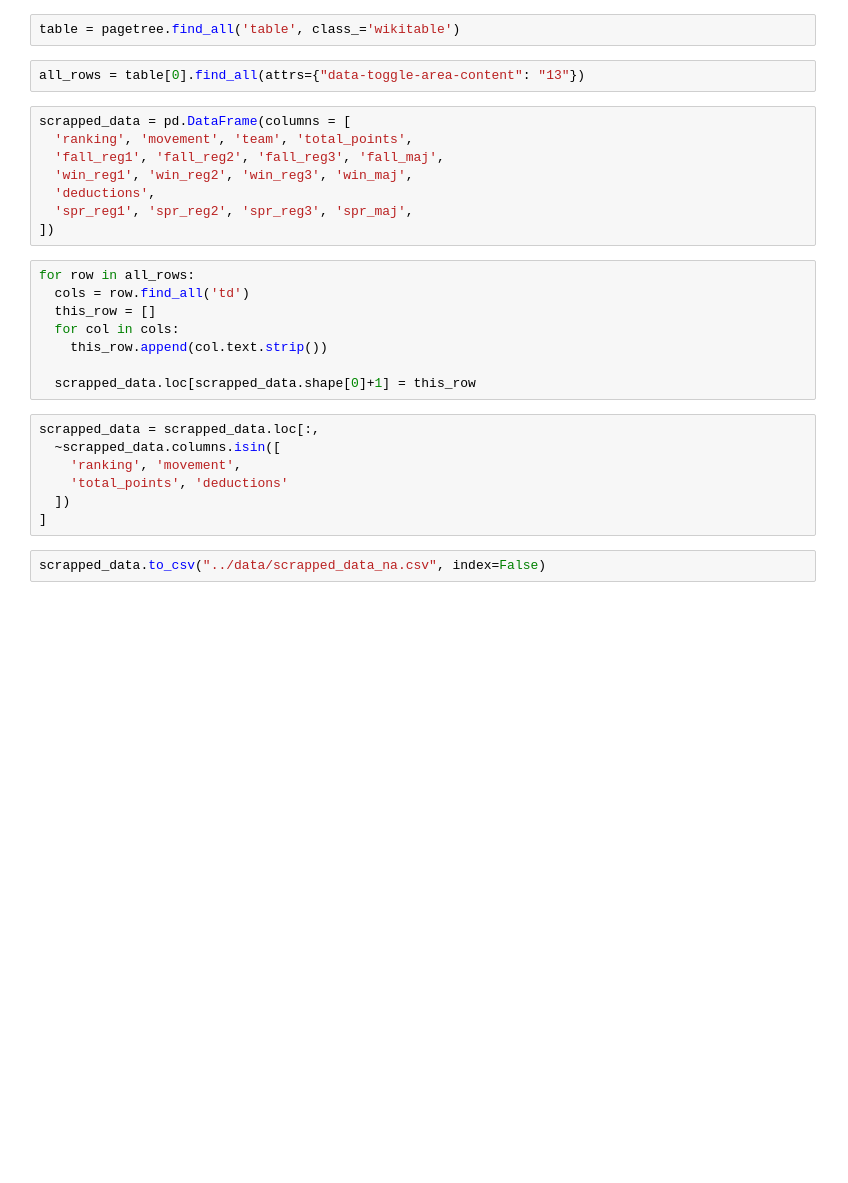
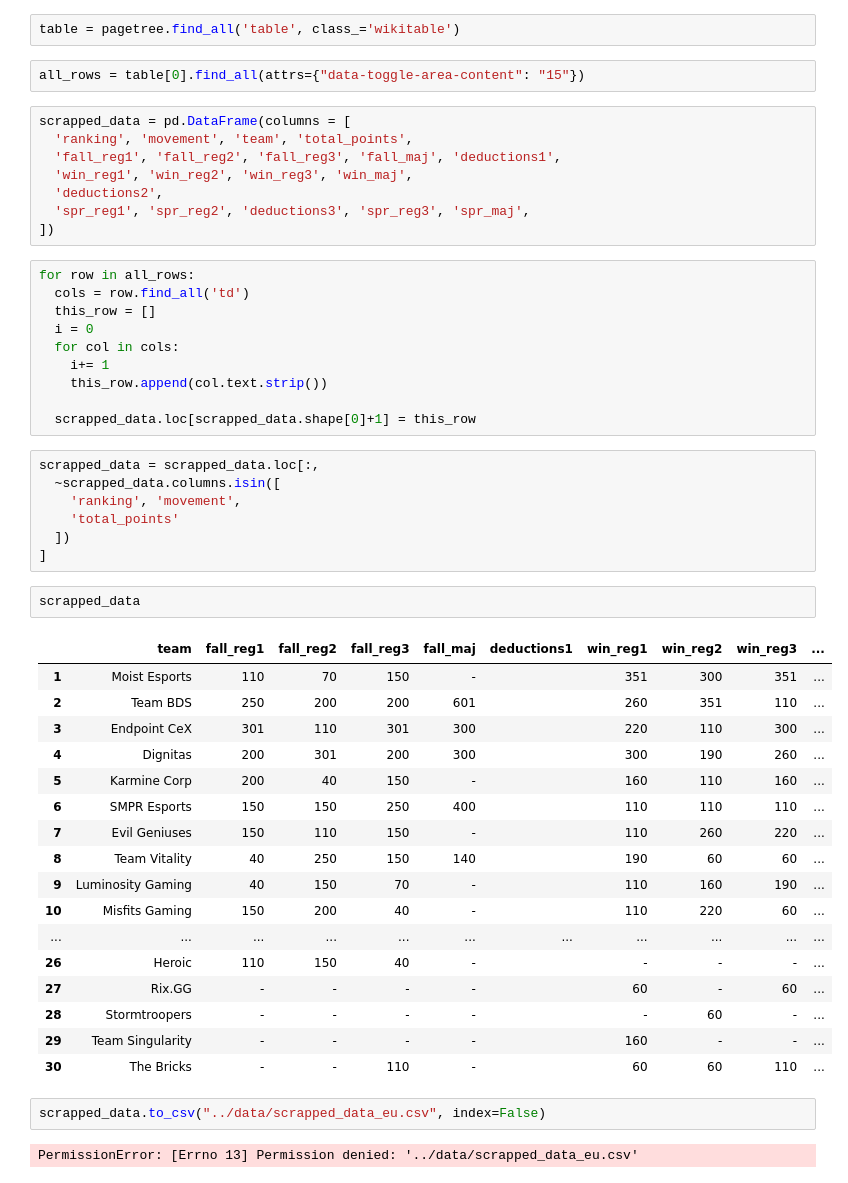
Before and after one commit to cavazd/rlcs_rank_dashboard, a Jupyter notebook: data_munging/web_scraping.ipynb, the cells around one changed output. Drawn from its saved outputs; the diff is of its cells as text; blank space fills up the shorter version.

Commit message:
Update europe data

```diff
--- a/data_munging/web_scraping.ipynb
+++ b/data_munging/web_scraping.ipynb
@@ -32,20 +10,22 @@ null,"wgPageFormsEDSettings":null,"wgAmericanDates":!1,"srfFilteredConfig":null,
 # %%
 table = pagetree.find_all('table', class_='wikitable')
 # %%
-all_rows = table[0].find_all(attrs={"data-toggle-area-content": "13"})
+all_rows = table[0].find_all(attrs={"data-toggle-area-content": "15"})
 # %%
 scrapped_data = pd.DataFrame(columns = [
   'ranking', 'movement', 'team', 'total_points',
-  'fall_reg1', 'fall_reg2', 'fall_reg3', 'fall_maj',
+  'fall_reg1', 'fall_reg2', 'fall_reg3', 'fall_maj', 'deductions1',
   'win_reg1', 'win_reg2', 'win_reg3', 'win_maj',
-  'deductions',
-  'spr_reg1', 'spr_reg2', 'spr_reg3', 'spr_maj',
+  'deductions2',
+  'spr_reg1', 'spr_reg2', 'deductions3', 'spr_reg3', 'spr_maj',
 ])
 # %%
 for row in all_rows:
   cols = row.find_all('td')
   this_row = []
+  i = 0
   for col in cols:
+    i+= 1
     this_row.append(col.text.strip())
 
   scrapped_data.loc[scrapped_data.shape[0]+1] = this_row
@@ -53,8 +33,30 @@ for row in all_rows:
 scrapped_data = scrapped_data.loc[:,
   ~scrapped_data.columns.isin([
     'ranking', 'movement',
-    'total_points', 'deductions'
+    'total_points'
   ])
 ]
+# %%
+scrapped_data
+# %% [output]
+|  | team | fall_reg1 | fall_reg2 | fall_reg3 | fall_maj | deductions1 | win_reg1 | win_reg2 | win_reg3 | ... |
+| 1 | Moist Esports | 110 | 70 | 150 | - |  | 351 | 300 | 351 | ... |
+| 2 | Team BDS | 250 | 200 | 200 | 601 |  | 260 | 351 | 110 | ... |
+| 3 | Endpoint CeX | 301 | 110 | 301 | 300 |  | 220 | 110 | 300 | ... |
+| 4 | Dignitas | 200 | 301 | 200 | 300 |  | 300 | 190 | 260 | ... |
+| 5 | Karmine Corp | 200 | 40 | 150 | - |  | 160 | 110 | 160 | ... |
+| 6 | SMPR Esports | 150 | 150 | 250 | 400 |  | 110 | 110 | 110 | ... |
+| 7 | Evil Geniuses | 150 | 110 | 150 | - |  | 110 | 260 | 220 | ... |
+| 8 | Team Vitality | 40 | 250 | 150 | 140 |  | 190 | 60 | 60 | ... |
+| 9 | Luminosity Gaming | 40 | 150 | 70 | - |  | 110 | 160 | 190 | ... |
+| 10 | Misfits Gaming | 150 | 200 | 40 | - |  | 110 | 220 | 60 | ... |
+| ... | ... | ... | ... | ... | ... | ... | ... | ... | ... | ... |
+| 26 | Heroic | 110 | 150 | 40 | - |  | - | - | - | ... |
+| 27 | Rix.GG | - | - | - | - |  | 60 | - | 60 | ... |
+| 28 | Stormtroopers | - | - | - | - |  | - | 60 | - | ... |
+| 29 | Team Singularity | - | - | - | - |  | 160 | - | - | ... |
+| 30 | The Bricks | - | - | 110 | - |  | 60 | 60 | 110 | ... |
 # %%
-scrapped_data.to_csv("../data/scrapped_data_na.csv", index=False)
+scrapped_data.to_csv("../data/scrapped_data_eu.csv", index=False)
+# %% [output]
+PermissionError: [Errno 13] Permission denied: '../data/scrapped_data_eu.csv'
```
Also changed, not shown: parts of 3 cells of this notebook, 4 other files.
